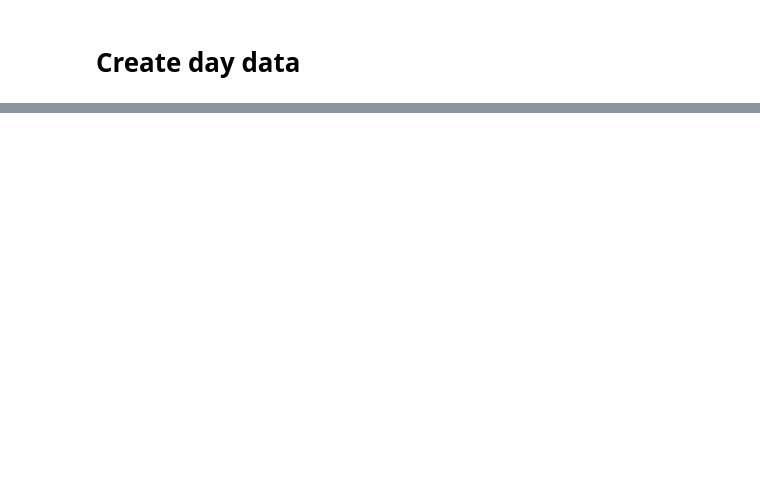
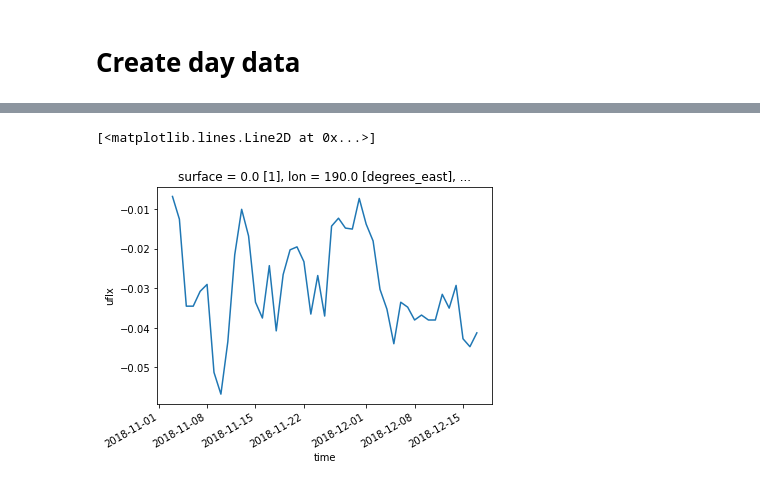
Before and after one commit to midnightsun10/NCEP-AWS, a Jupyter notebook: pruebas.ipynb, the cells around one changed output, grey strips where cells are left out. Drawn from its saved outputs; the diff is of its cells as text; code cells hidden in the pictures; blank space fills up the shorter version.

Commit message:
actualizacion terminada (prueba) para descarga de variables de AWS

```diff
--- a/pruebas.ipynb
+++ b/pruebas.ipynb
@@ -67,9 +108,47 @@ for contador, dm in enumerate([31, 29, 31, 30, 31, 30, 31, 31, 30, 31, 30]):
         day_year[f"{contador+2}"] = acum
 # %%
 # Start code
-actual_date = "20181031" # "".join(str(os.environ["date_processing"]).split("-"))
+actual_date = "20181103" # "".join(str(os.environ["date_processing"]).split("-"))
 OUTPUT_DIR  = "/home/brayan/DATA/AWS/" #str(os.environ["output"])
 # %%
 var = "uflx"
 # %%
 ens = "01"
+# %%
+dict_vars = {}
+# %%
+for hour_utc in ["00","06","12","18"]:
+    list_exist = glob.glob(OUTPUT_DIR+actual_date+f"/{ens}/*{actual_date}{hour_utc}.grb2")
+    list_exist.sort()
+    DATA = xr.open_mfdataset(list_exist, engine="cfgrib", concat_dim = 'time',
+                         combine='nested',filter_by_keys={'typeOfLevel': 'surface'}).sel(latitude=slice(30,-30),
+                                                                           longitude=slice(90,298))
+    dates_day = pd.date_range(actual_date[:4]+"-"+actual_date[4:6]+"-"+actual_date[6:], periods=45, freq="D")
+
+    list_missing = []
+    with open (f"/home/brayan/DATA/AWS/{actual_date}/{ens}/"+actual_date +"_download.txt", 'r') as myfile:
+        for myline in myfile:
+            list_missing.append(myline)
+
+    # Para la hora 18
+    pattern = re.compile(".*"+actual_date+f"{hour_utc}.grb2\n")
+    newlist = list(filter(pattern.match, list_missing))
+    if len(newlist) != 0:
+        for lt in newlist:
+            if lt.split("ocnf")[-1][:10] == ''.join(str(pd.date_range(actual_date, periods=2, freq="D")[-1])[:10].split("-"))+"18":
+                date_miss = ''.join(str(pd.date_range(actual_date, periods=2, freq="D")[-1])[:10].split("-"))
+            else:
+                date_miss = lt.split("ocnf")[-1][:8]
+            dates_day = dates_day.drop(date_miss)
+        DATA["time"]  = dates_day
+        date_interp   = pd.date_range(actual_date[:4]+"-"+actual_date[4:6]+"-"+actual_date[6:], periods=45, freq="D")
+        VAR1          = getattr(DATA, var).interp(latitude=np.arange(30,-30-.5,-.5)).chunk(chunks={'time': -1}).interp(time=date_interp).rename(longitude="lon").rename(latitude="lat")
+    else:
+        DATA["time"]  = dates_day
+        VAR1          = getattr(DATA, var).interp(latitude=np.arange(30,-30-.5,-.5)).rename(longitude="lon").rename(latitude="lat")
+    VAR1 = VAR1.interpolate_na(dim="lon", method="zero", fill_value="extrapolate")
+    dict_vars[hour_utc] = VAR1
+# %%
+VAR_ = xr.concat([ dict_vars["00"].expand_dims("hours"), dict_vars["06"].expand_dims("hours"),
+                   dict_vars["12"].expand_dims("hours"), dict_vars["18"].expand_dims("hours")], dim="hours").assign_coords( hours = ("hours",
+                   pd.date_range(actual_date[:4]+"-"+actual_date[4:6]+"-"+actual_date[6:], periods=4, freq="6H"))).mean("hours")
@@ -75,0 +211,5 @@ ens = "01"
+# %%
+VAR_.isel(lat=60,lon=100).plot()
+# %% [output]
+[<matplotlib.lines.Line2D at 0x...>]
+[figure, added]
```
Also changed, not shown: parts of 41 cells of this notebook, 3 other files.
